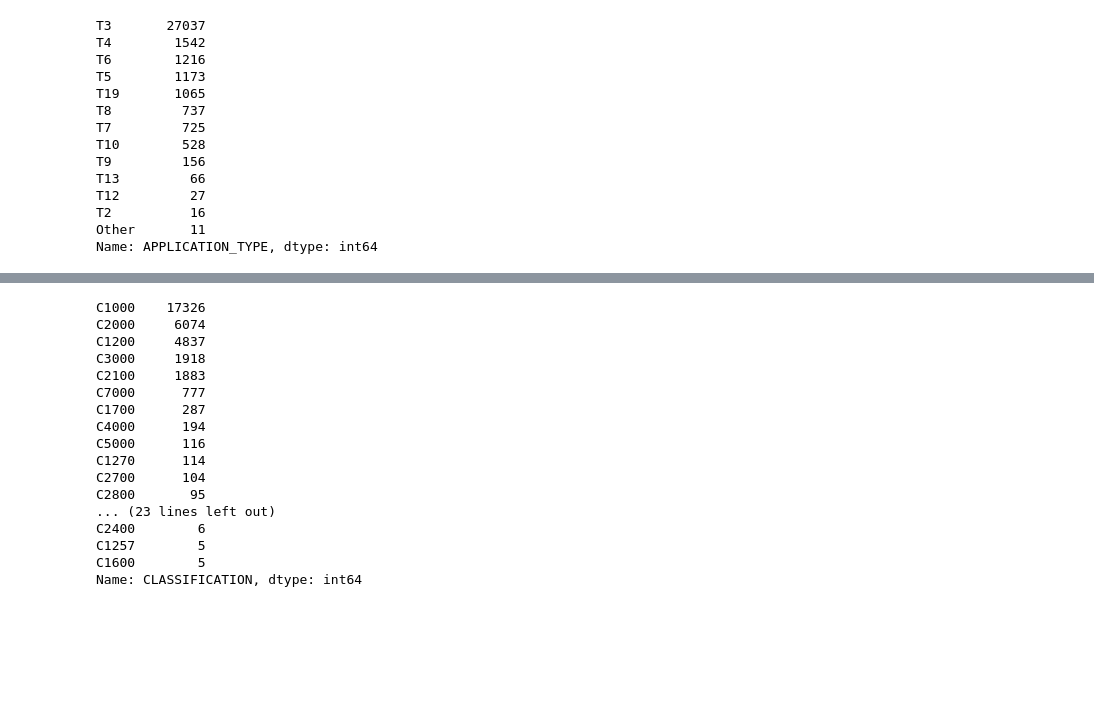
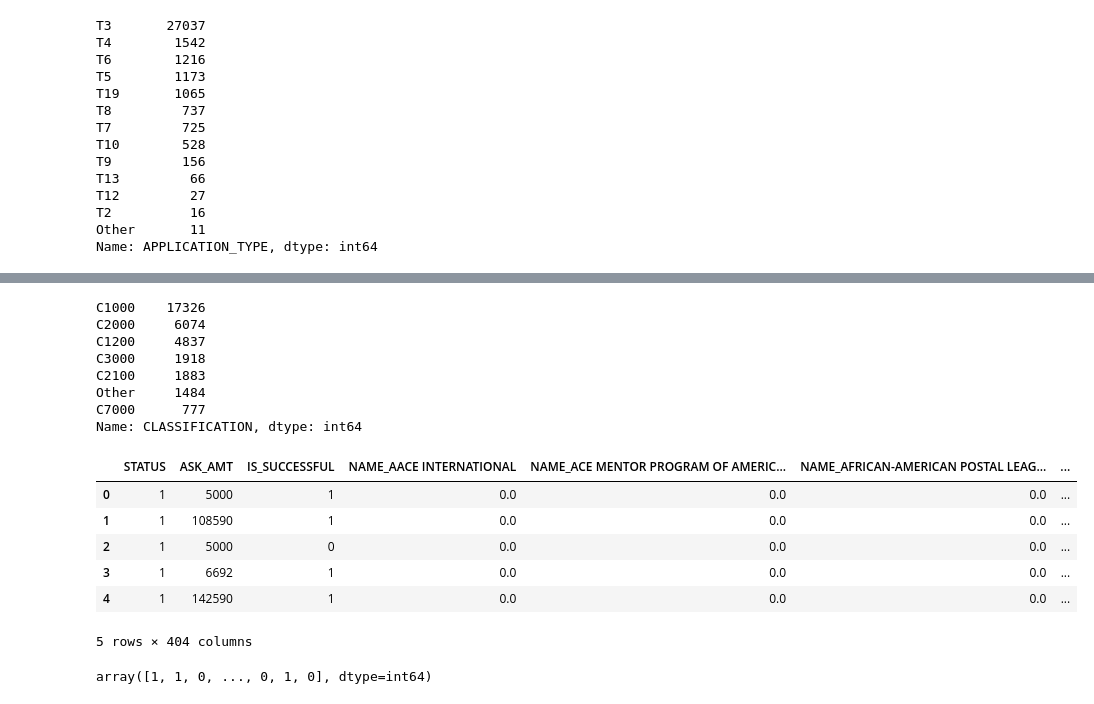
Before and after one commit to saaallyahmed/Charity-Funding-Predictor, a Jupyter notebook: Instructions/Optimize the Model.ipynb, the cells around one changed output, grey strips where cells are left out. Saved outputs shown, nothing was run; the diff lists cells and outputs as text; code cells hidden in the pictures; blank space fills up the shorter version.

```diff
--- a/Instructions/Optimize the Model.ipynb
+++ b/Instructions/Optimize the Model.ipynb
@@ -81,0 +101,7 @@ Name: APPLICATION_TYPE, dtype: int64
+# %%
+# Determine which values to replace if counts are less than or equal to 5.
+names_to_replace = list(name_counts[name_counts <= 5].index)
+# %%
+# Replace in dataframe
+for app in names_to_replace:
+    application_df['NAME'] = application_df['NAME'].replace(app,"Other")
@@ -81,0 +129,4 @@ Name: APPLICATION_TYPE, dtype: int64
+# %%
+# Replace in dataframe
+for app in names_to_replace:
+    application_df['APPLICATION_TYPE'] = application_df['APPLICATION_TYPE'].replace(app,"Other")
@@ -82,7 +151,7 @@ Name: APPLICATION_TYPE, dtype: int64
 # %%
 #Increasing or decreasing the number of values for each bin
 counts1 = application_df['CLASSIFICATION'].value_counts()
-application_types_to_replace = list(counts1[counts1<5].index)
+application_types_to_replace = list(counts1[counts1<200].index)
 application_types_to_replace
 # Replace in dataframe
 for app in application_types_to_replace:
@@ -96,15 +165,24 @@ C2000     6074
 C1200     4837
 C3000     1918
 C2100     1883
+Other     1484
 C7000      777
-C1700      287
-C4000      194
-C5000      116
-C1270      114
-C2700      104
-C2800       95
-... (23 lines left out)
-C2400        6
-C1257        5
-C1600        5
 Name: CLASSIFICATION, dtype: int64
+# %%
+# Convert categorical data to numeric with `pd.get_dummies`
+application_df = pd.get_dummies(application_df,dtype=float)
+application_df.head()
+# %% [output]
+|  | STATUS | ASK_AMT | IS_SUCCESSFUL | NAME_AACE INTERNATIONAL | NAME_ACE MENTOR PROGRAM OF AMERIC... | NAME_AFRICAN-AMERICAN POSTAL LEAG... | ... |
+| 0 | 1 | 5000 | 1 | 0.0 | 0.0 | 0.0 | ... |
+| 1 | 1 | 108590 | 1 | 0.0 | 0.0 | 0.0 | ... |
+| 2 | 1 | 5000 | 0 | 0.0 | 0.0 | 0.0 | ... |
+| 3 | 1 | 6692 | 1 | 0.0 | 0.0 | 0.0 | ... |
+| 4 | 1 | 142590 | 1 | 0.0 | 0.0 | 0.0 | ... |
+5 rows × 404 columns
+# %%
+# Split our preprocessed data into our features and target arrays
+y = application_df['IS_SUCCESSFUL'].values
+y
+# %% [output]
+array([1, 1, 0, ..., 0, 1, 0], dtype=int64)
```
Also changed, not shown: parts of 14 cells of this notebook, 1 other file.
